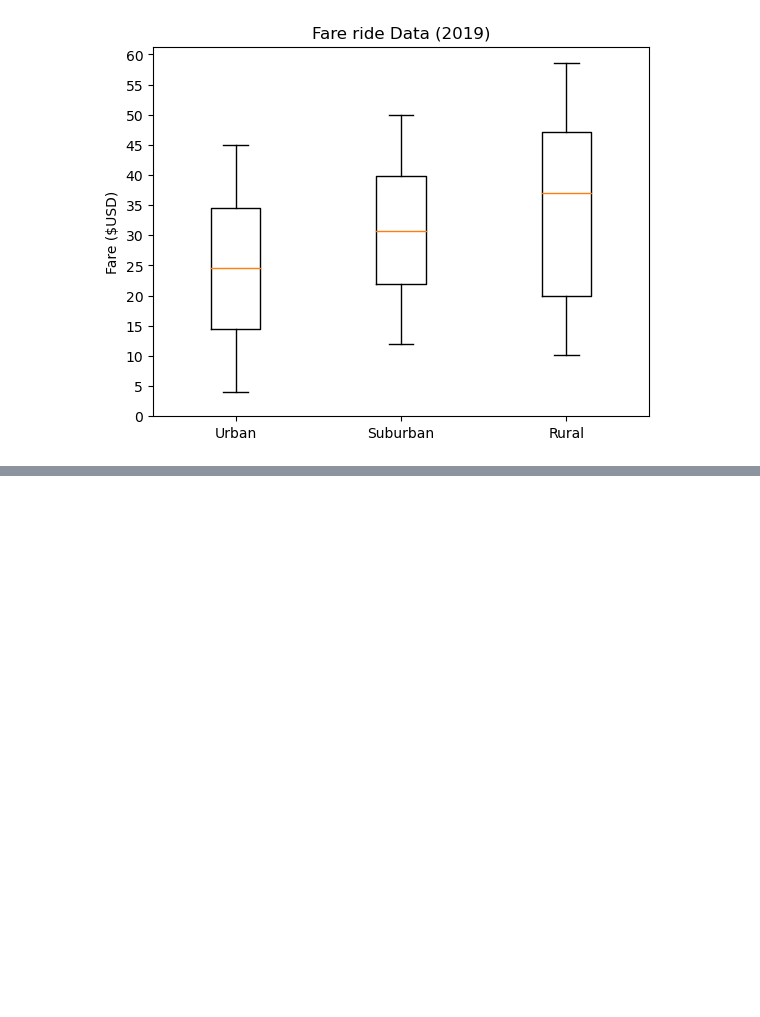
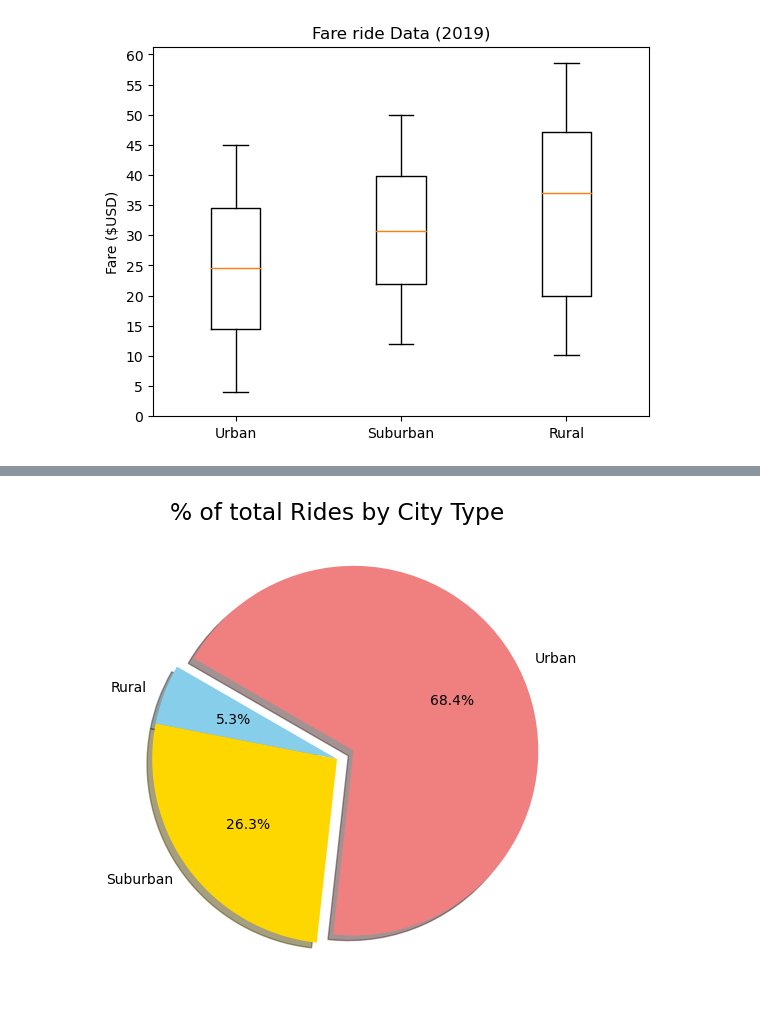
Before and after one commit to ericksonvo/PyBer_Analysis, a Jupyter notebook: PyBer.ipynb, the cells around one changed output, grey strips where cells are left out. Saved outputs shown, nothing was run; the diff lists cells and outputs as text; code cells hidden in the pictures; blank space fills up the shorter version.

```diff
--- a/PyBer.ipynb
+++ b/PyBer.ipynb
@@ -803,0 +804,43 @@ plt.savefig("./Fig5.png")
+# %%
+#calculate total ride counts by city using groupby() on type by ride_id
+
+ride_sum=pyber_df.groupby(["type"]).count()["ride_id"]
+
+ride_sum
+
+#get total count for ride_id
+
+ride_total=pyber_df["ride_id"].count()
+
+ride_total
+
+#calculate percentage of rides for each city type
+
+ride_percent=pyber_df.groupby(["type"]).count()["ride_id"]/pyber_df["ride_id"].count()
+
+ride_percent
+
+import matplotlib as mpl
+
+#build pie chart
+
+plt.subplots(figsize=(10,6))
+
+#create pitchart for % of total Rides by City Type
+
+plt.pie(ride_percent,labels=["Rural","Suburban","Urban"],
+        colors=["skyblue","gold","lightcoral"],startangle=150,shadow=True,
+         explode=[0,0,0.1], autopct="%1.1f%%")
+
+#change font size
+
+mpl.rcParams["font.size"]=14
+#add title
+
+plt.title("% of total Rides by City Type")
+
+#savefile
+
+plt.savefig("./Fig6.png")
+# %% [output]
+[figure, added]
```
Also changed, not shown: parts of 15 cells of this notebook, 3 other files.
